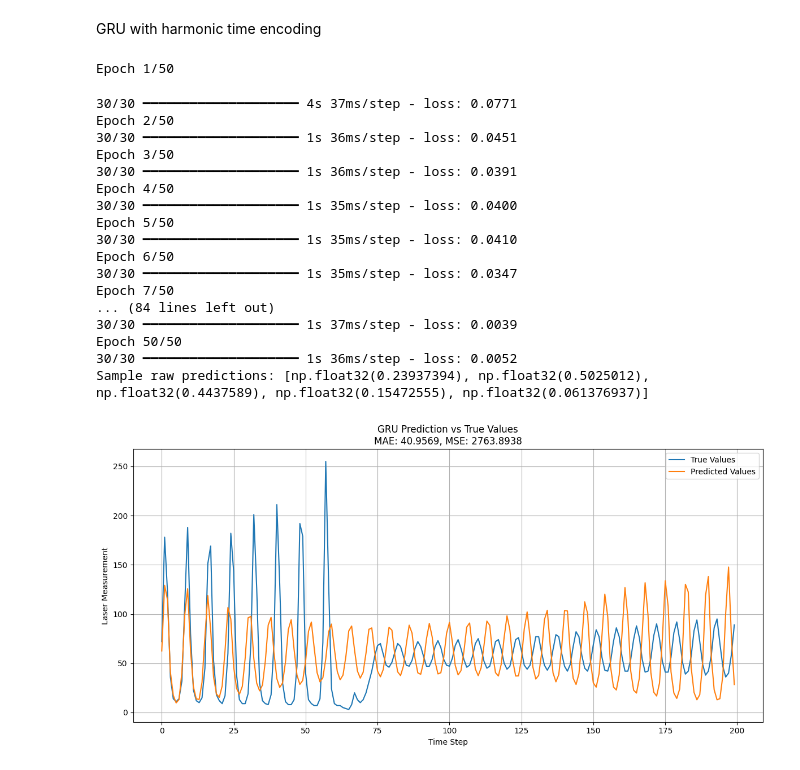
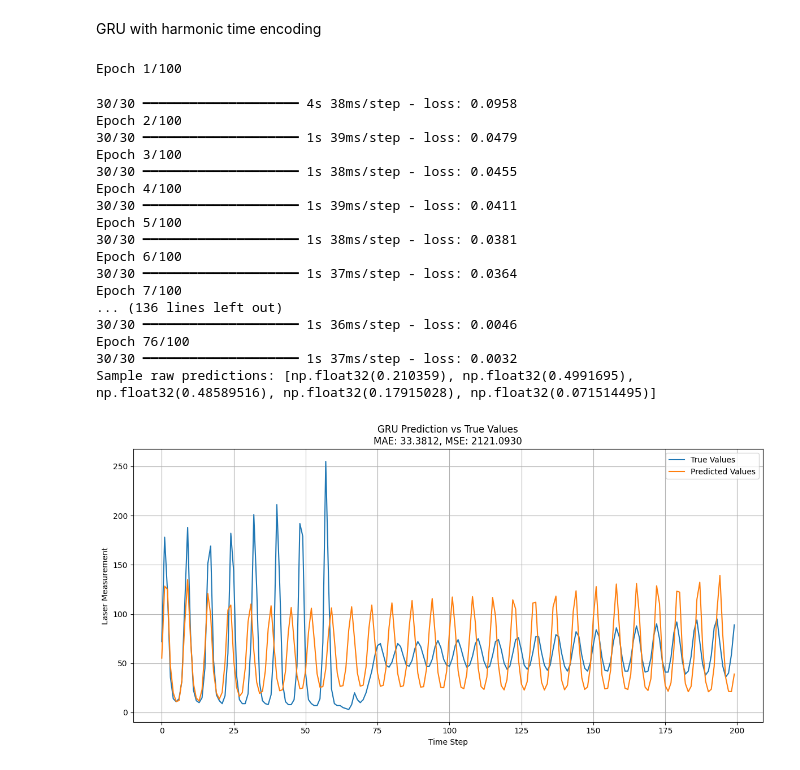
Before and after one commit to Lou1108/DeepLearning, a Jupyter notebook: laser_prediction_nn.ipynb, the cells around one changed output. Cells and saved outputs as stored; diff of their text form; code cells hidden in the pictures.

```diff
--- a/laser_prediction_nn.ipynb
+++ b/laser_prediction_nn.ipynb
@@ -373,7 +373,7 @@ plt.show()
 # %% [markdown]
 ### Fine-tuning the window size for GRU
 # %%
-time_steps=list(range(100, 201, 25))
+time_steps=list(range(25, 106, 10))
 results_GRU = []
 print("GRU")
 for ts in time_steps:
@@ -742,7 +723,7 @@ model = Sequential([
 ])
 model.compile(optimizer=Adam(learning_rate=0.0005), loss='mse')
 early_stop = EarlyStopping(monitor='loss', patience=5, restore_best_weights=True)
-model.fit(X_train, y_train, epochs=50, batch_size=32, callbacks=[early_stop], verbose=1)
+model.fit(X_train, y_train, epochs=100, batch_size=32, callbacks=[early_stop], verbose=1)
 
 input_seq = train_scaled[-window_size:].copy()
 predictions = []
@@ -756,49 +737,49 @@ for i in range(200):
     input_features = np.vstack((input_seq, sin_t, cos_t, sin2_t, cos2_t)).T.reshape(1, window_size, 5)
     pred = model.predict(input_features, verbose=0)[0, 0]
     predictions.append(pred)
     input_seq = np.append(input_seq, pred)[-window_size:]
 
 print("Sample raw predictions:", predictions[:5])
 
 # Clip predictions to [0, 1] to avoid inverse scaling distortions
 pred_clipped = np.clip(predictions, 0, 1)
 predicted_values = scaler.inverse_transform(np.array(pred_clipped).reshape(-1, 1)).flatten()
 
 # Use original test values directly (already in real scale)
 true_values = data_test.flatten()
 
 # Evaluation
 mae = np.mean(np.abs(predicted_values - true_values))
 mse = np.mean((predicted_values - true_values) ** 2)
 
 # Plot
 plt.figure(figsize=(12, 6))
 plt.plot(true_values, label='True Values')
 plt.plot(predicted_values, label='Predicted Values')
 plt.title(f'GRU Prediction vs True Values\nMAE: {mae:.4f}, MSE: {mse:.4f}')
 plt.xlabel('Time Step')
 plt.ylabel('Laser Measurement')
 plt.legend()
 plt.grid(True)
 plt.tight_layout()
 plt.show()
 # %% [output]
-Epoch 1/50
+Epoch 1/100
-30/30 ━━━━━━━━━━━━━━━━━━━━ 4s 37ms/step - loss: 0.0771
-Epoch 2/50
-30/30 ━━━━━━━━━━━━━━━━━━━━ 1s 36ms/step - loss: 0.0451
-Epoch 3/50
-30/30 ━━━━━━━━━━━━━━━━━━━━ 1s 36ms/step - loss: 0.0391
-Epoch 4/50
-30/30 ━━━━━━━━━━━━━━━━━━━━ 1s 35ms/step - loss: 0.0400
-Epoch 5/50
-30/30 ━━━━━━━━━━━━━━━━━━━━ 1s 35ms/step - loss: 0.0410
-Epoch 6/50
-30/30 ━━━━━━━━━━━━━━━━━━━━ 1s 35ms/step - loss: 0.0347
-Epoch 7/50
-... (84 lines left out)
-30/30 ━━━━━━━━━━━━━━━━━━━━ 1s 37ms/step - loss: 0.0039
-Epoch 50/50
-30/30 ━━━━━━━━━━━━━━━━━━━━ 1s 36ms/step - loss: 0.0052
-Sample raw predictions: [np.float32(0.23937394), np.float32(0.5025012), np.float32(0.4437589), np.float32(0.15472555), np.float32(0.061376937)]
+30/30 ━━━━━━━━━━━━━━━━━━━━ 4s 38ms/step - loss: 0.0958
+Epoch 2/100
+30/30 ━━━━━━━━━━━━━━━━━━━━ 1s 39ms/step - loss: 0.0479
+Epoch 3/100
+30/30 ━━━━━━━━━━━━━━━━━━━━ 1s 38ms/step - loss: 0.0455
+Epoch 4/100
+30/30 ━━━━━━━━━━━━━━━━━━━━ 1s 39ms/step - loss: 0.0411
+Epoch 5/100
+30/30 ━━━━━━━━━━━━━━━━━━━━ 1s 38ms/step - loss: 0.0381
+Epoch 6/100
+30/30 ━━━━━━━━━━━━━━━━━━━━ 1s 37ms/step - loss: 0.0364
+Epoch 7/100
+... (136 lines left out)
+30/30 ━━━━━━━━━━━━━━━━━━━━ 1s 36ms/step - loss: 0.0046
+Epoch 76/100
+30/30 ━━━━━━━━━━━━━━━━━━━━ 1s 37ms/step - loss: 0.0032
+Sample raw predictions: [np.float32(0.210359), np.float32(0.4991695), np.float32(0.48589516), np.float32(0.17915028), np.float32(0.071514495)]
-[figure, old version]
+[figure, new version]
```
Also changed, not shown: parts of 10 cells of this notebook.
